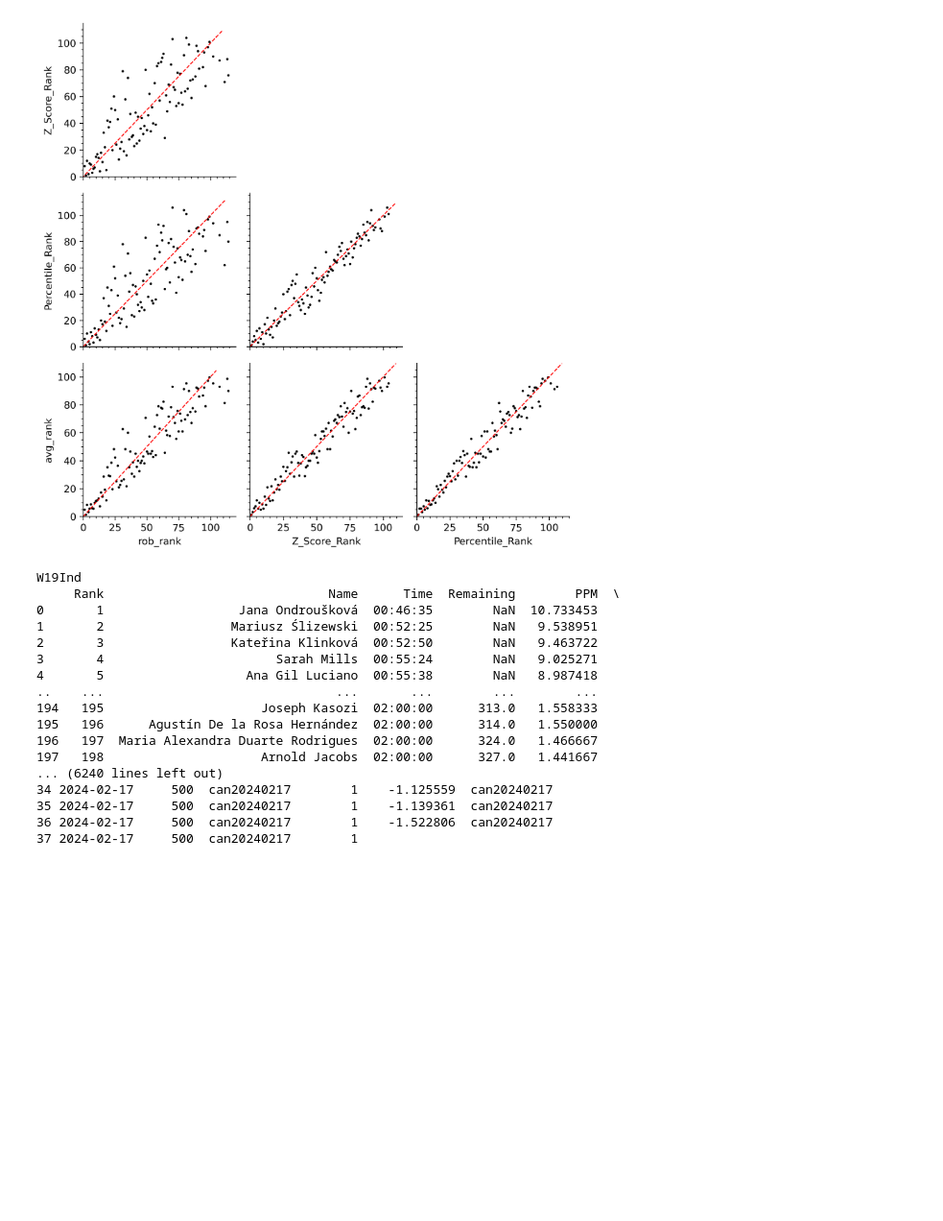
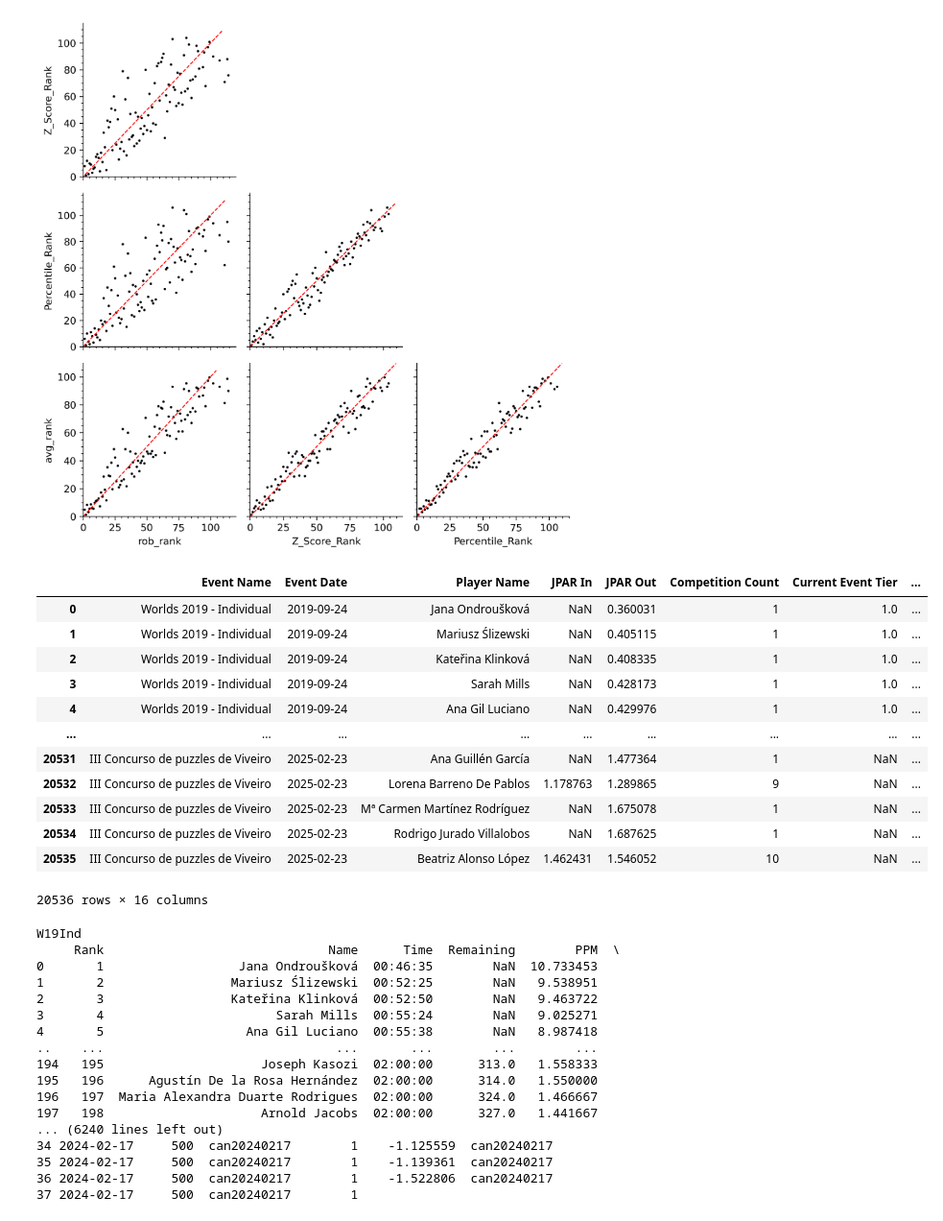
Before and after one commit to JacobPilawa/puzzleboard, a Jupyter notebook: scratchwork.ipynb, the cells around one changed output. Shown at 96% size. Cells and saved outputs as stored; diff of their text form; code cells hidden in the pictures; blank space fills up the shorter version.

```diff
--- a/scratchwork.ipynb
+++ b/scratchwork.ipynb
@@ -223,13 +319,29 @@ import re
 url = 'https://docs.google.com/spreadsheets/d/1aCENVOk-wroyW4-YS4OgtTTqr3rA-T9CZOjCQgALgSE/export?format=xlsx'
 xls = pd.ExcelFile(url)
 
-exclude = {"_Competition Factors", "_JPAR Ratings", "_Latest JPAR Ratings", "_Histograms", "_UTILITY FUNCTIONS"}
-sheets_to_read = [s for s in xls.sheet_names if s not in exclude]
-
+# exclude = {"_Competition Factors", "_JPAR Ratings", "_Latest JPAR Ratings", "_Histograms", "_UTILITY FUNCTIONS"}
+# sheets_to_read = [s for s in xls.sheet_names if s not in exclude]
+sheets_to_read = ['_JPAR Ratings']
 dfs = {
-    name: xls.parse(name, dtype={'Time': str})
+    name: xls.parse(name)
     for name in sheets_to_read
 }
+# %%
+dfs['_JPAR Ratings']
+# %% [output]
+|  | Event Name | Event Date | Player Name | JPAR In | JPAR Out | Competition Count | Current Event Tier | ... |
+| 0 | Worlds 2019 - Individual | 2019-09-24 | Jana Ondroušková | NaN | 0.360031 | 1 | 1.0 | ... |
+| 1 | Worlds 2019 - Individual | 2019-09-24 | Mariusz Ślizewski | NaN | 0.405115 | 1 | 1.0 | ... |
+| 2 | Worlds 2019 - Individual | 2019-09-24 | Kateřina Klinková | NaN | 0.408335 | 1 | 1.0 | ... |
+| 3 | Worlds 2019 - Individual | 2019-09-24 | Sarah Mills | NaN | 0.428173 | 1 | 1.0 | ... |
+| 4 | Worlds 2019 - Individual | 2019-09-24 | Ana Gil Luciano | NaN | 0.429976 | 1 | 1.0 | ... |
+| ... | ... | ... | ... | ... | ... | ... | ... | ... |
+| 20531 | III Concurso de puzzles de Viveiro | 2025-02-23 | Ana Guillén García | NaN | 1.477364 | 1 | NaN | ... |
+| 20532 | III Concurso de puzzles de Viveiro | 2025-02-23 | Lorena Barreno De Pablos | 1.178763 | 1.289865 | 9 | NaN | ... |
+| 20533 | III Concurso de puzzles de Viveiro | 2025-02-23 | Mª Carmen Martínez Rodríguez | NaN | 1.675078 | 1 | NaN | ... |
+| 20534 | III Concurso de puzzles de Viveiro | 2025-02-23 | Rodrigo Jurado Villalobos | NaN | 1.687625 | 1 | NaN | ... |
+| 20535 | III Concurso de puzzles de Viveiro | 2025-02-23 | Beatriz Alonso López | 1.462431 | 1.546052 | 10 | NaN | ... |
+20536 rows × 16 columns
 # %%
 for name, df in dfs.items():
     fullname = df['Event'].iloc[0]
```
Also changed, not shown: parts of 8 cells of this notebook, 4 other files.
